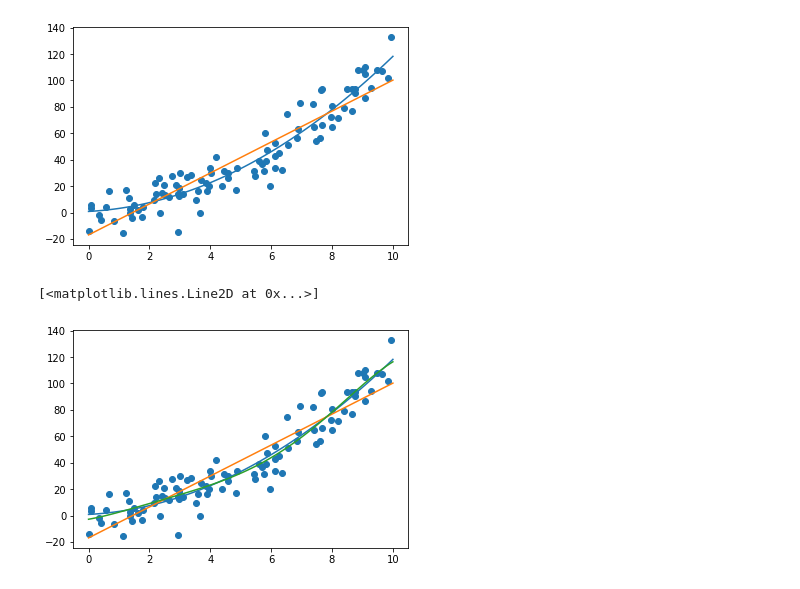
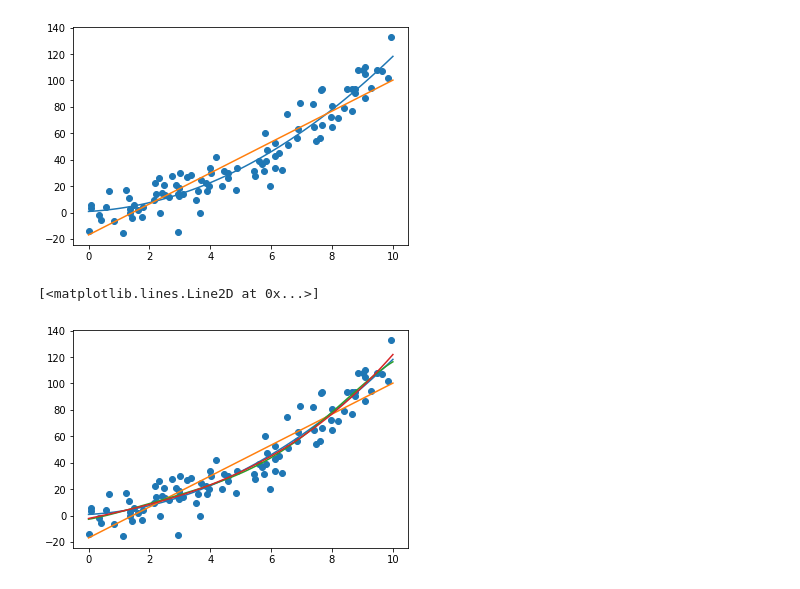
Before and after one commit to UMD-ENMA165/4-21-22-Class, a Jupyter notebook: curve_fitting.ipynb, the cells around one changed output. Cells and saved outputs as stored; diff of their text form; code cells hidden in the pictures.

Commit message:
Added 'homework' for 4/26

```diff
--- a/curve_fitting.ipynb
+++ b/curve_fitting.ipynb
@@ -72,31 +72,41 @@ plt.plot(xfit, yfit)
 def quadretic(x, a, b, c):
     return a * x**2 + b * x + c
 
 def toomuch(x, a, b, c, d, e, f):
     return a * x**5 + b * x**4 + c * x**3 + d * x**2 + e * x + f
+
+def homework(x, a, b, c, d):
+    return a *x**3 + b * x**2 + c * x + d
 
 popt,pcov = curve_fit(quadretic, x, y)
 
 plt.scatter(x,y)
 
 xfit = np.linspace(0.,10.,100)
 afit, bfit, cfit =  popt
 yfit = quadretic(xfit, afit, bfit, cfit)
 
 plt.plot(xfit, yfit)
 
 popt,pcov = curve_fit(line, x, y)
 
 yfit = line(xfit, popt[0], popt[1])
 
 plt.plot(xfit, yfit)
 
 popt,pcov = curve_fit(toomuch, x, y)
 
 afit, bfit, cfit, dfit, efit, ffit = popt
 
 yfit = toomuch(xfit, *popt)
 plt.plot(xfit, yfit)
+
+popt,pcov = curve_fit(homework, x, y)
+
+afit, bfit, cfit, dfit = popt
+
+yfit = homework(xfit, *popt)
+plt.plot(xfit, yfit)
 # %% [output]
 [<matplotlib.lines.Line2D at 0x...>]
-[figure, old version]
+[figure, new version]
```
Also changed, not shown: parts of 1 cell of this notebook.
